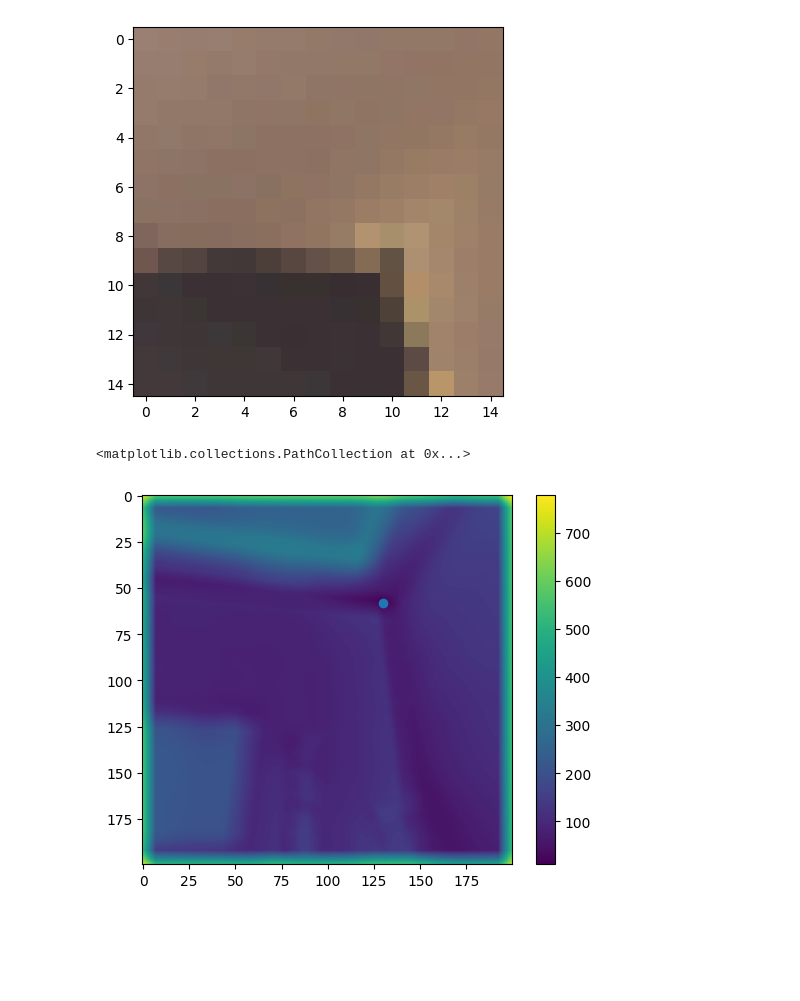
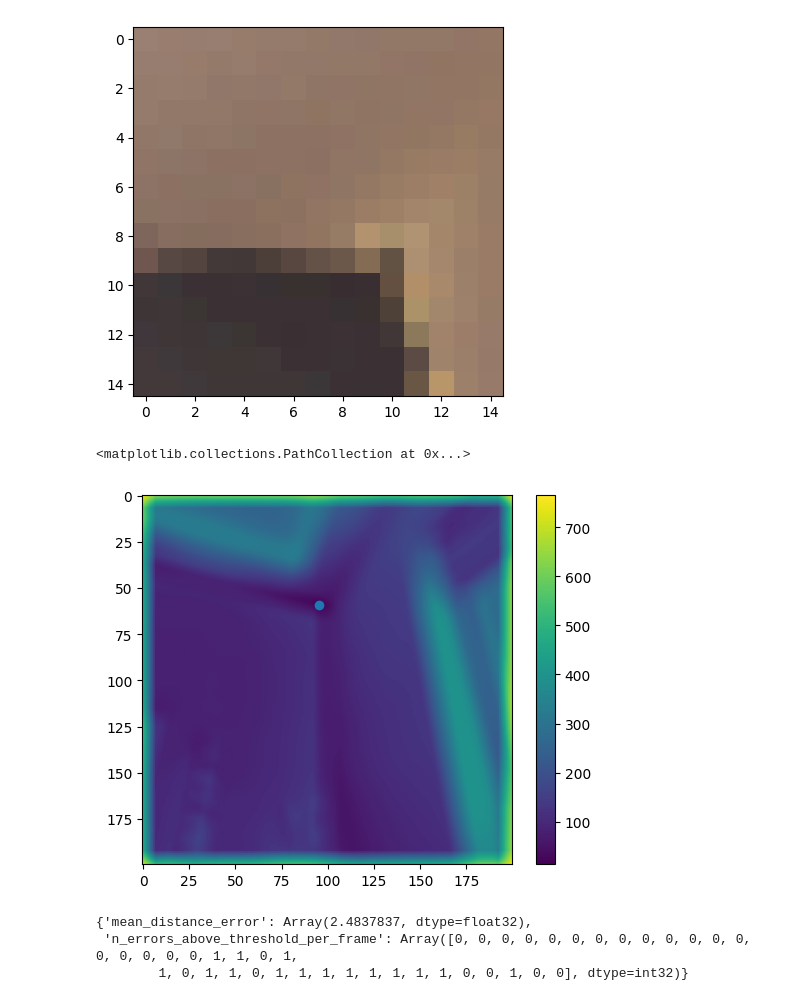
Before and after one commit to probcomp/b3d, a Jupyter notebook: notebooks/gm/01_data.ipynb, the cells around one changed output. Saved outputs shown, nothing was run; the diff lists cells and outputs as text; code cells hidden in the pictures; blank space fills up the shorter version.

Commit message:
task solver using patches

```diff
--- a/notebooks/gm/01_data.ipynb
+++ b/notebooks/gm/01_data.ipynb
@@ -202,32 +202,32 @@ plt.imshow(patch)
 # %%
 def patch_l1_error_at_position(rgb, center, patch):
     """Returns the L1 error between the patch and the patch centered at the given position."""
     return jnp.sum(jnp.abs(patch - get_patch_around_region_with_padding(rgb, center, size=15)))
 
 def get_errors_across_image(rgb, patch):
     height, width, _ = rgb.shape
     return jax.vmap(jax.vmap(
         lambda x, y: patch_l1_error_at_position(rgb, (x, y), patch),
         in_axes=(0, None)
     ), in_axes=(None, 0))(
         jnp.arange(0, height), jnp.arange(0, width)
     )
 
-# def get_best_fit_pos(rgb, patch):
-#     errors = get_errors_across_image(rgb, patch)
-#     min_error = jnp.min(errors)
-#     y, x = jnp.where(errors == min_error)
-#     return x[0], y[0]
+def get_best_fit_pos(rgb, patch):
+    errors = get_errors_across_image(rgb, patch)
+    min_error = jnp.min(errors)
+    y, x = jnp.where(errors == min_error, size=1)
+    return x[0], y[0]
 
-t = 10
+t = 20
 errors_at_each_position = get_errors_across_image(onekeypoint_ftd.rgb[t], patch)
 plt.imshow(errors_at_each_position)
 plt.colorbar()
 x, y = get_best_fit_pos(onekeypoint_ftd.rgb[t], patch)
 plt.scatter([x], [y])
 # %% [output]
 <matplotlib.collections.PathCollection at 0x...>
-[figure, old version]
+[figure, new version]
 # %%
 import rerun as rr
 rr.init(f"conv_patch_tracking-001")
@@ -239,0 +255,9 @@ task.visualize_task()
+# %%
+solver = Patch2DSolver()
+solution = solver.solve(task.get_task_specification())
+metrics = task.score(solution)
+metrics
+# %% [output]
+{'mean_distance_error': Array(2.4837837, dtype=float32),
+ 'n_errors_above_threshold_per_frame': Array([0, 0, 0, 0, 0, 0, 0, 0, 0, 0, 0, 0, 0, 0, 0, 0, 0, 0, 1, 1, 0, 1,
+        1, 0, 1, 1, 0, 1, 1, 1, 1, 1, 1, 1, 1, 0, 0, 1, 0, 0], dtype=int32)}
```
Also changed, not shown: parts of 2 cells of this notebook.
